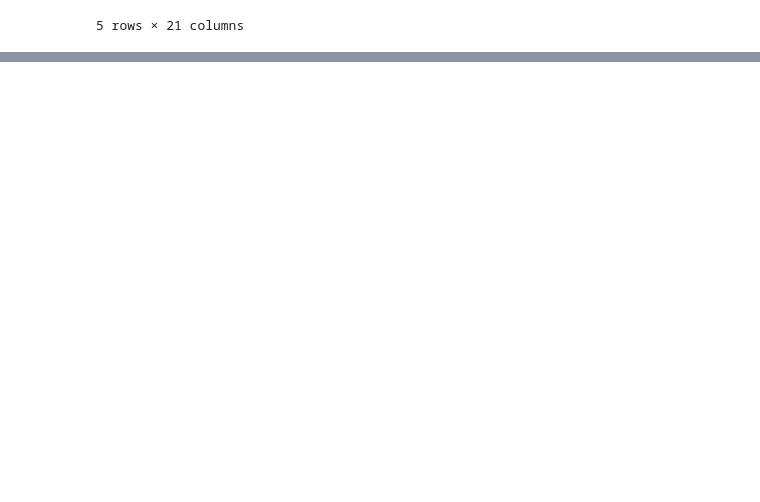
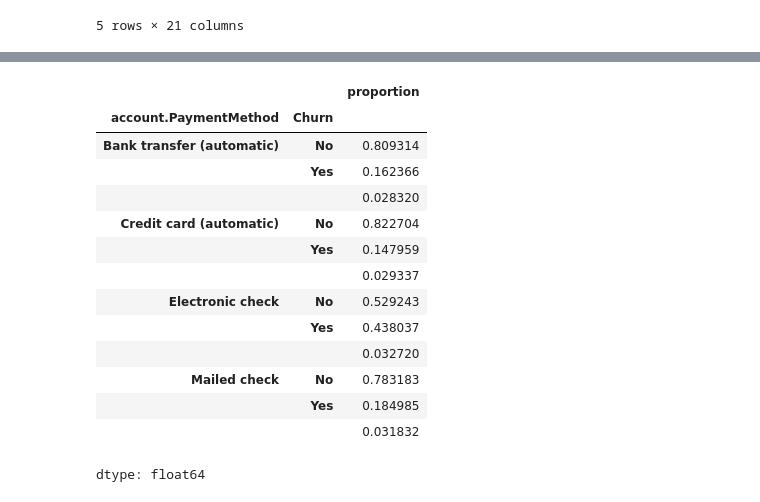
Before and after one commit to PriSonoda/Challenge-Telecom-X, a Jupyter notebook: Untitled0.ipynb, the cells around one changed output, grey strips where cells are left out. Cells and saved outputs as stored; diff of their text form; code cells hidden in the pictures; blank space fills up the shorter version.

```diff
--- a/Untitled0.ipynb
+++ b/Untitled0.ipynb
@@ -22,0 +305,18 @@ df.head()
+# %%
+df.groupby('account.PaymentMethod')['Churn'].value_counts(normalize=True)
+# %% [output]
+|  |  | proportion |
+| account.PaymentMethod | Churn |  |
+| Bank transfer (automatic) | No | 0.809314 |
+|  | Yes | 0.162366 |
+|  |  | 0.028320 |
+| Credit card (automatic) | No | 0.822704 |
+|  | Yes | 0.147959 |
+|  |  | 0.029337 |
+| Electronic check | No | 0.529243 |
+|  | Yes | 0.438037 |
+|  |  | 0.032720 |
+| Mailed check | No | 0.783183 |
+|  | Yes | 0.184985 |
+|  |  | 0.031832 |
+dtype: float64
```
Also changed, not shown: parts of 30 cells of this notebook.
